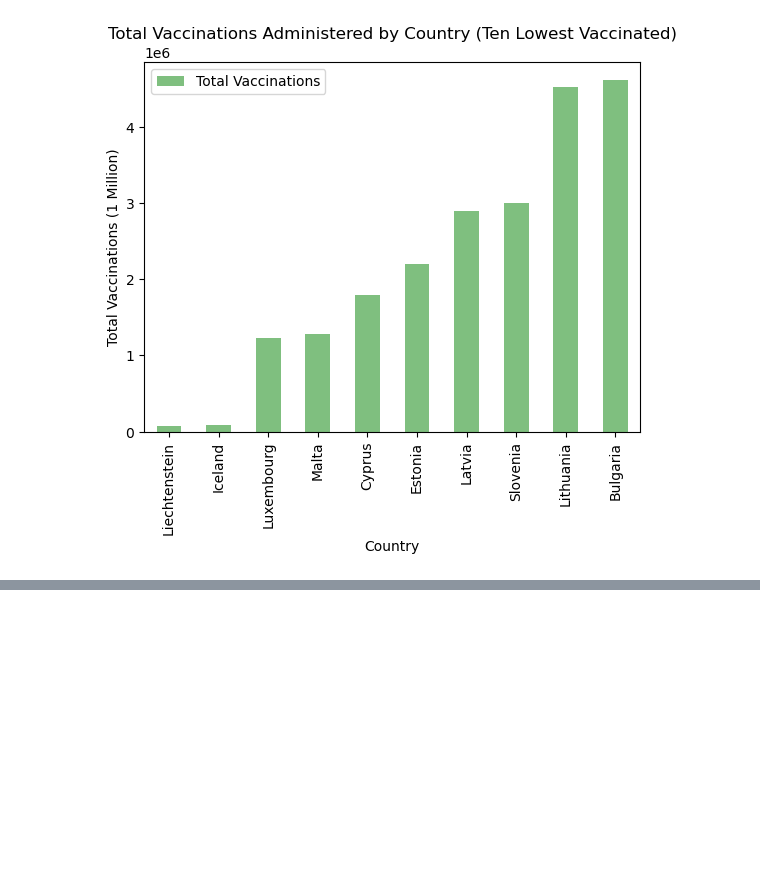
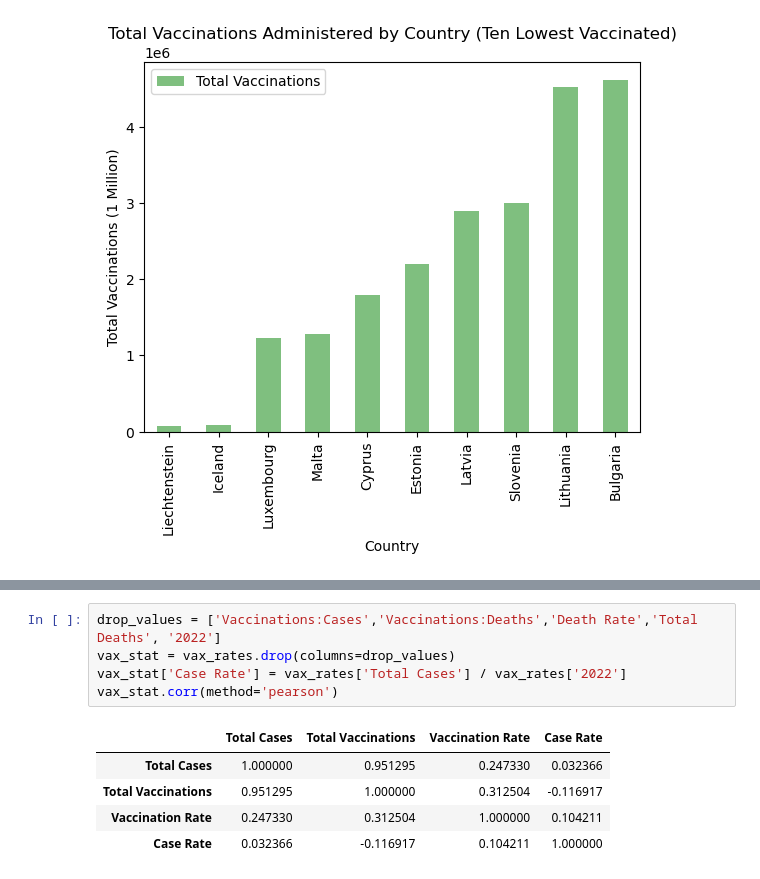
Before and after one commit to gburlew/Project-1, a Jupyter notebook: Notebooks/covid cases vs vax.ipynb, the cells around one changed output, grey strips where cells are left out. Drawn from its saved outputs; the diff is of its cells as text; blank space fills up the shorter version.

Commit message:
updated for the night, added some stat analysis.

```diff
--- a/Notebooks/covid cases vs vax.ipynb
+++ b/Notebooks/covid cases vs vax.ipynb
@@ -279,0 +238,11 @@ top_caseratio_chart = top_caseratio_chart['Vaccinations:Cases'].plot(kind='bar',
+# %%
+drop_values = ['Vaccinations:Cases','Vaccinations:Deaths','Death Rate','Total Deaths', '2022']
+vax_stat = vax_rates.drop(columns=drop_values)
+vax_stat['Case Rate'] = vax_rates['Total Cases'] / vax_rates['2022']
+vax_stat.corr(method='pearson')
+# %% [output]
+|  | Total Cases | Total Vaccinations | Vaccination Rate | Case Rate |
+| Total Cases | 1.000000 | 0.951295 | 0.247330 | 0.032366 |
+| Total Vaccinations | 0.951295 | 1.000000 | 0.312504 | -0.116917 |
+| Vaccination Rate | 0.247330 | 0.312504 | 1.000000 | 0.104211 |
+| Case Rate | 0.032366 | -0.116917 | 0.104211 | 1.000000 |
```
Also changed, not shown: parts of 20 cells of this notebook.
